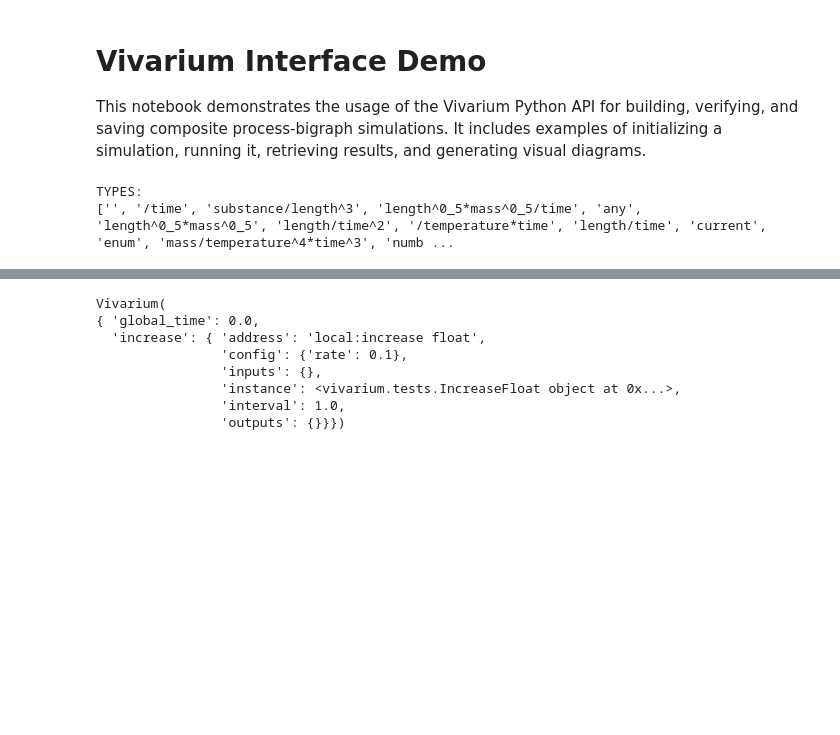
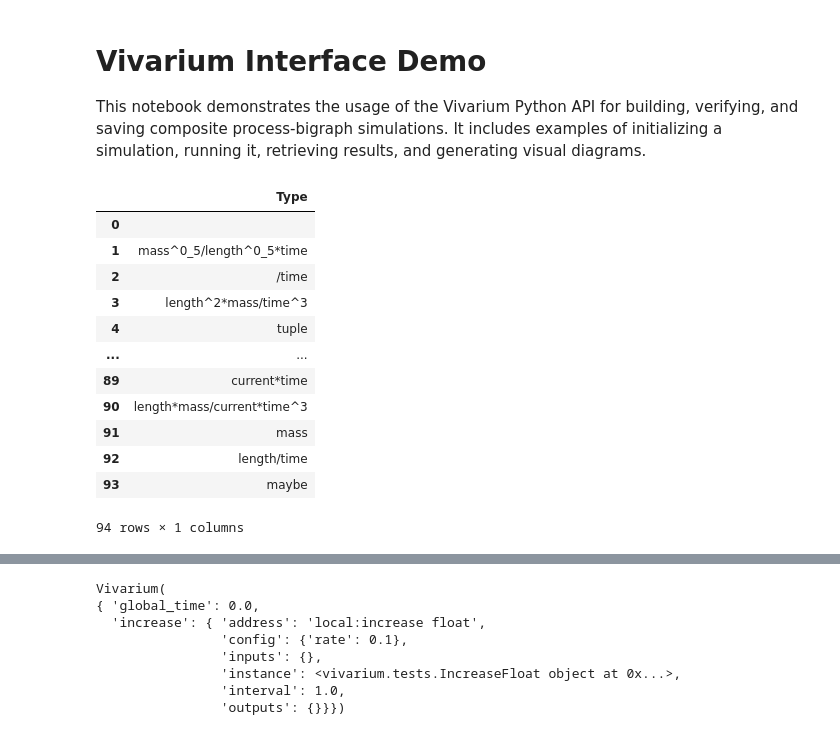
Before and after one commit to vivarium-collective/vivarium-interface, a Jupyter notebook: notebooks/demo.ipynb, the cells around one changed output, grey strips where cells are left out. Saved outputs shown, nothing was run; the diff lists cells and outputs as text; code cells hidden in the pictures; blank space fills up the shorter version.

```diff
--- a/notebooks/demo.ipynb
+++ b/notebooks/demo.ipynb
@@ -10,10 +10,20 @@ from vivarium.tests import DEMO_PROCESSES  # toy processes
 v = Vivarium(processes=DEMO_PROCESSES)
 # %%
 # view the available types
-print('TYPES:')
-v.print_types()
+v.get_types()
 # %% [output]
+|  | Type |
+| 0 |  |
+| 1 | mass^0_5/length^0_5*time |
+| 2 | /time |
+| 3 | length^2*mass/time^3 |
+| 4 | tuple |
+| ... | ... |
+| 89 | current*time |
+| 90 | length*mass/current*time^3 |
+| 91 | mass |
+| 92 | length/time |
+| 93 | maybe |
-TYPES:
-['', '/time', 'substance/length^3', 'length^0_5*mass^0_5/time', 'any', 'length^0_5*mass^0_5', 'length/time^2', '/temperature*time', 'length/time', 'current', 'enum', 'mass/temperature^4*time^3', 'numb ...
+94 rows × 1 columns
 # %%
 # view the type schema for 'string'
```
Also changed, not shown: parts of 9 cells of this notebook, 2 other files.
